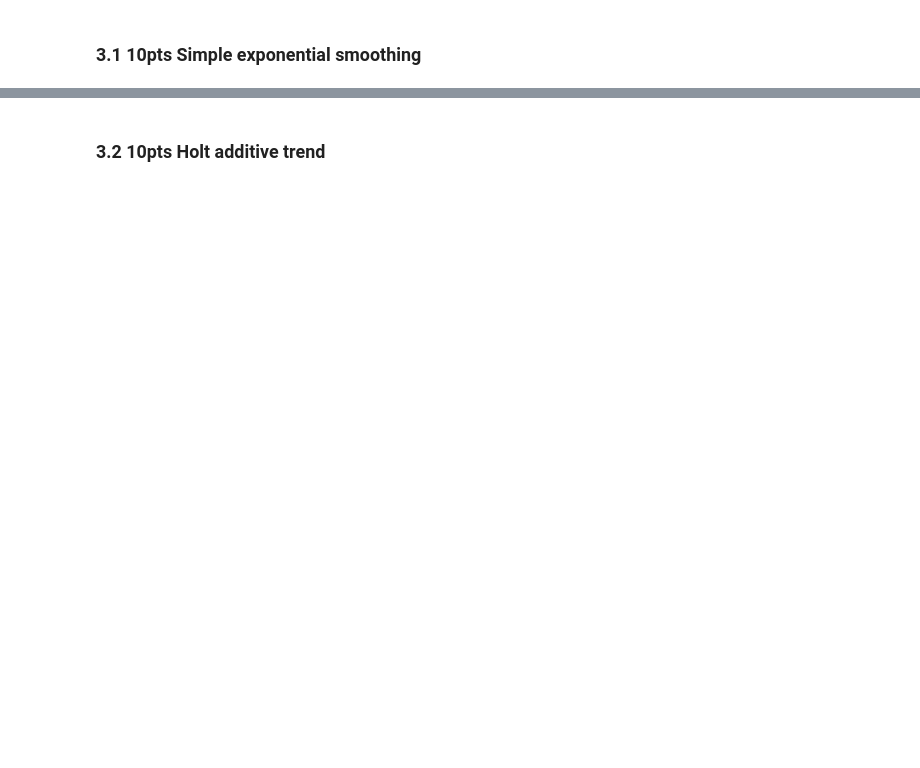
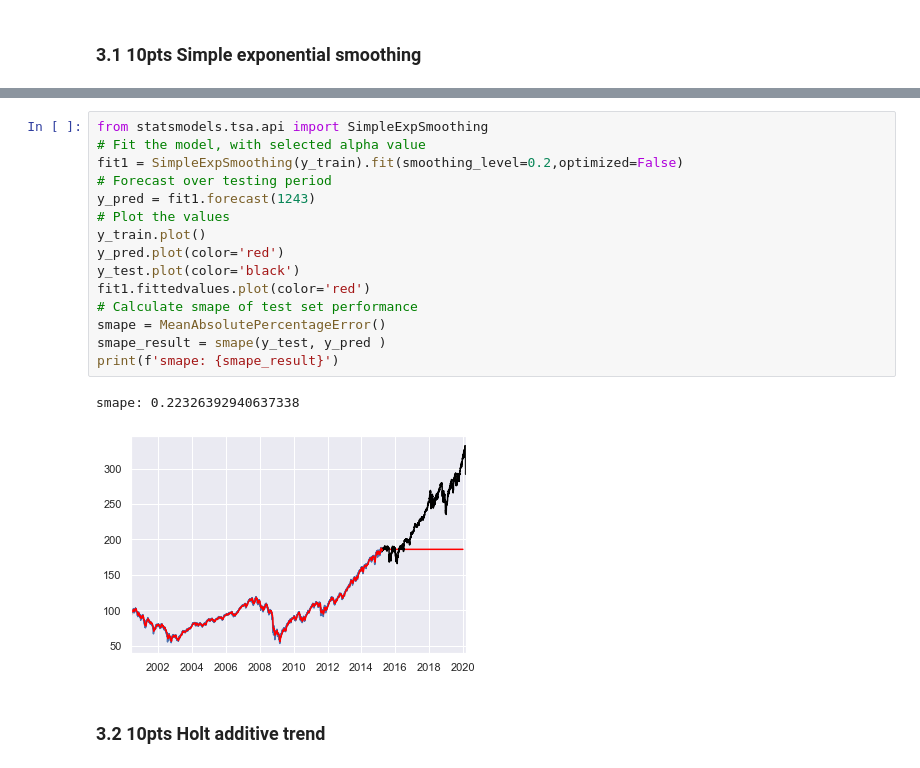
Before and after one commit to earnestsalgado/time-series-analysis_spr22, a Jupyter notebook: HW2/Week 2 Assignment Missing Data and Smoothing Models.ipynb, the cells around one changed output, grey strips where cells are left out. Drawn from its saved outputs; the diff is of its cells as text; blank space fills up the shorter version.

```diff
--- a/HW2/Week 2 Assignment Missing Data and Smoothing Models.ipynb
+++ b/HW2/Week 2 Assignment Missing Data and Smoothing Models.ipynb
@@ -392,2 +436,20 @@ y_train, y_test = temporal_train_test_split(df_SPY)
+# %%
+from statsmodels.tsa.api import SimpleExpSmoothing
+# Fit the model, with selected alpha value
+fit1 = SimpleExpSmoothing(y_train).fit(smoothing_level=0.2,optimized=False)
+# Forecast over testing period
+y_pred = fit1.forecast(1243)
+# Plot the values
+y_train.plot()
+y_pred.plot(color='red')
+y_test.plot(color='black')
+fit1.fittedvalues.plot(color='red')
+# Calculate smape of test set performance
+smape = MeanAbsolutePercentageError()
+smape_result = smape(y_test, y_pred )
+print(f'smape: {smape_result}')
+# %% [output]
+smape: 0.22326392940637338
+[figure, added]
 # %% [markdown]
 ### 3.2 10pts Holt additive trend
```
Also changed, not shown: parts of 13 cells of this notebook.
